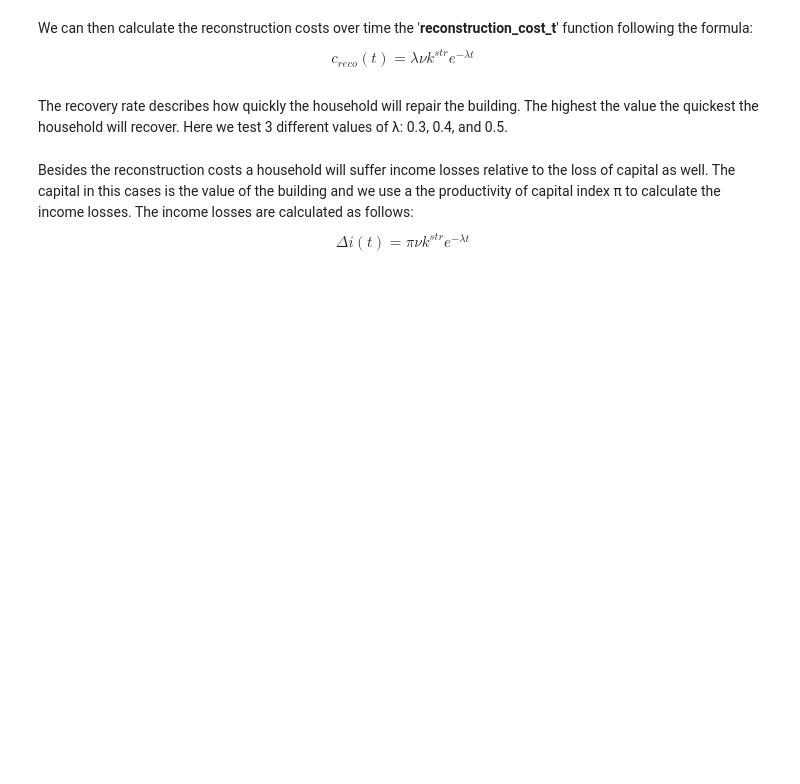
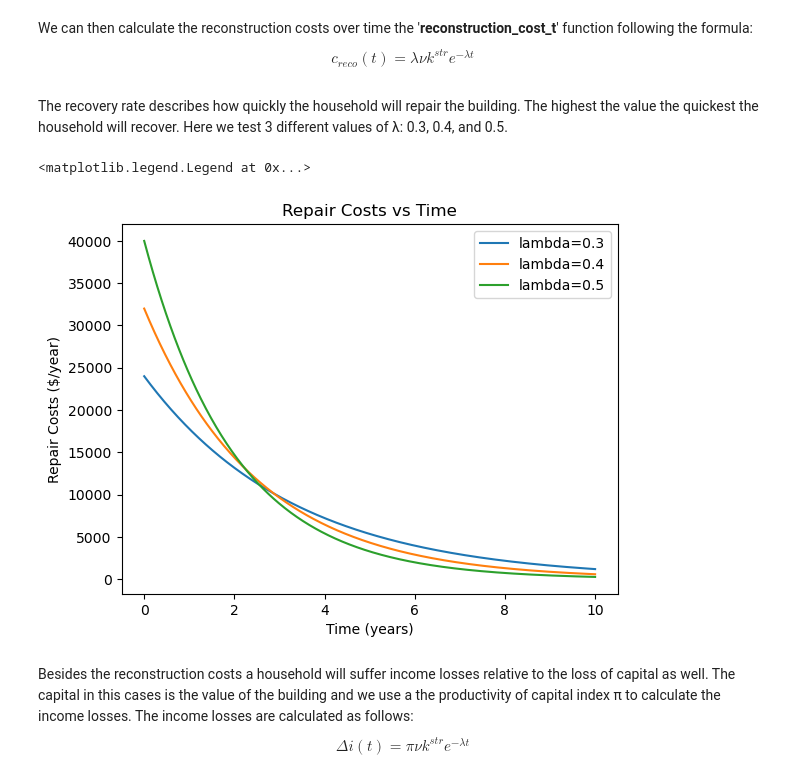
Before and after one commit to Deltares/fiat_toolbox, a Jupyter notebook: examples/well_being/1_general_methods.ipynb, the cells around one changed output. Saved outputs shown, nothing was run; the diff lists cells and outputs as text; code cells hidden in the pictures; blank space fills up the shorter version.

```diff
--- a/examples/well_being/1_general_methods.ipynb
+++ b/examples/well_being/1_general_methods.ipynb
@@ -84,8 +88,8 @@ Let's assume that we would like to calculate the well-being losses for a househo
 t_max = 10 # recovery time considered in years
 year_n = 52 # number of points we want to evaluate in a year
 times = np.linspace(0, t_max, t_max * year_n) # time points
-v = 0.7 # the loss ratio which is repair cost divided by the total building structure value
-k_str = 30000 # building structure value
+v = 0.4 # the loss ratio which is repair cost divided by the total building structure value
+k_str = 200000 # building structure value
 # %% [markdown]
 We can then calculate the reconstruction costs over time the '**reconstruction_cost_t**' function following the formula:
 $$
@@ -94,18 +98,21 @@ $$
 # %% [markdown]
 The recovery rate describes how quickly the household will repair the building. The highest the value the quickest the household will recover. Here we test 3 different values of λ: 0.3, 0.4, and 0.5.
 # %%
-lambdas = np.array([0.3, 0.4, 0.5]) # recovery rates to test
+lambdas = [0.3, 0.4, 0.5] # recovery rates to test
 # %%
 # Calculate repair costs for all combinations
-repair_costs = em.ReconstructionCost(t=times, l=lambdas, v=v, k_str=k_str)
+repair_costs = [em.ReconstructionCost(t=times, l=_lambda, v=v, k_str=k_str) for _lambda in lambdas]
 # Plot the repair costs
-for  i, _lambda in enumerate(lambdas):
-    sb.lineplot(x=times, y=repair_costs.losses_t[:, i], label=f"lambda={_lambda}")
+for i, _lambda in enumerate(lambdas):
+    sb.lineplot(x=times, y=repair_costs[i].losses_t, label=f"lambda={_lambda}")
 # Add labels and title
 plt.xlabel('Time (years)')
 plt.ylabel('Repair Costs ($/year)')
 plt.title('Repair Costs vs Time')
 plt.legend()
+# %% [output]
+<matplotlib.legend.Legend at 0x...>
+[figure, added]
 # %% [markdown]
 Besides the reconstruction costs a household will suffer income losses relative to the loss of capital as well. The capital in this cases is the value of the building and we use a the productivity of capital index π to calculate the income losses. The income losses are calculated as follows:
 $$
```
Also changed, not shown: parts of 16 cells of this notebook, 1 other file.
